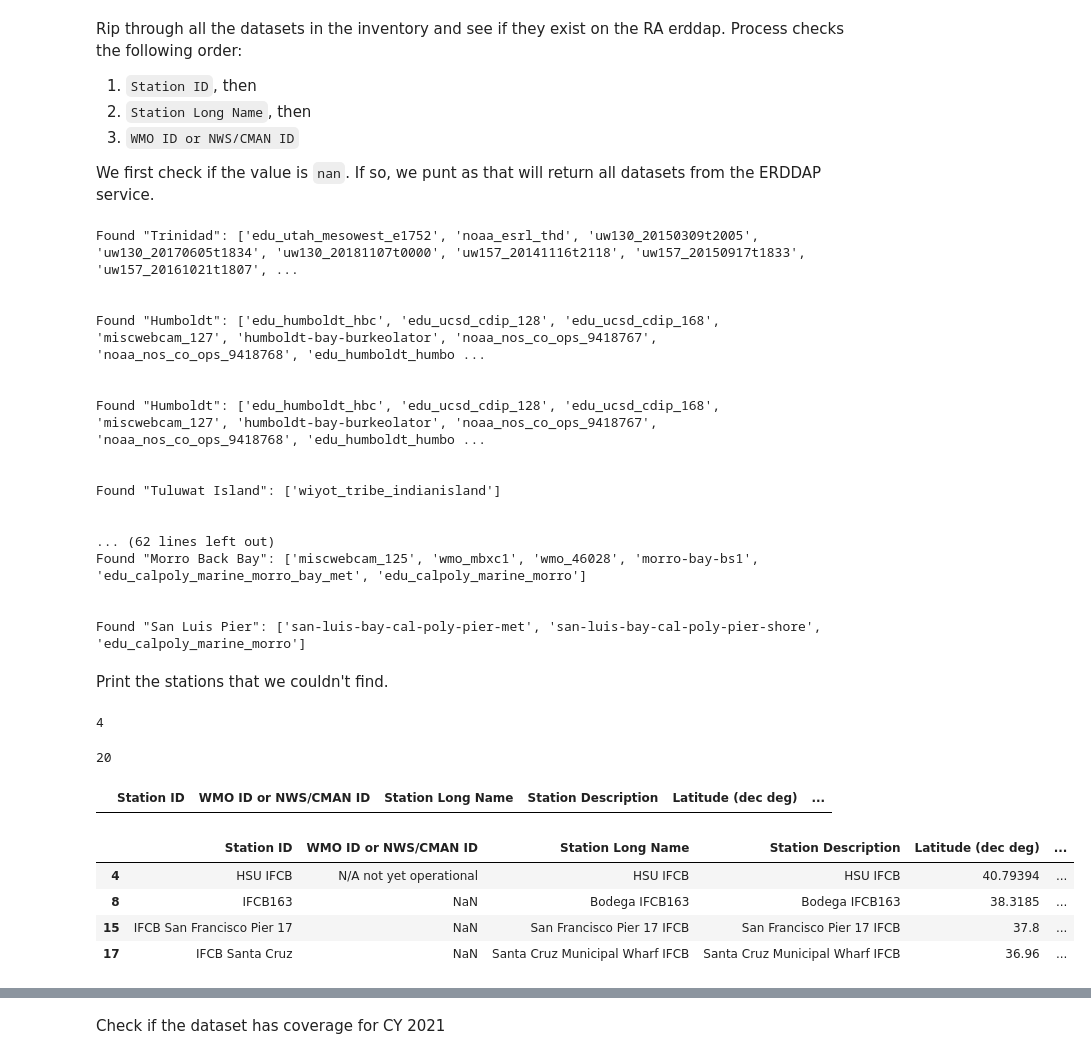
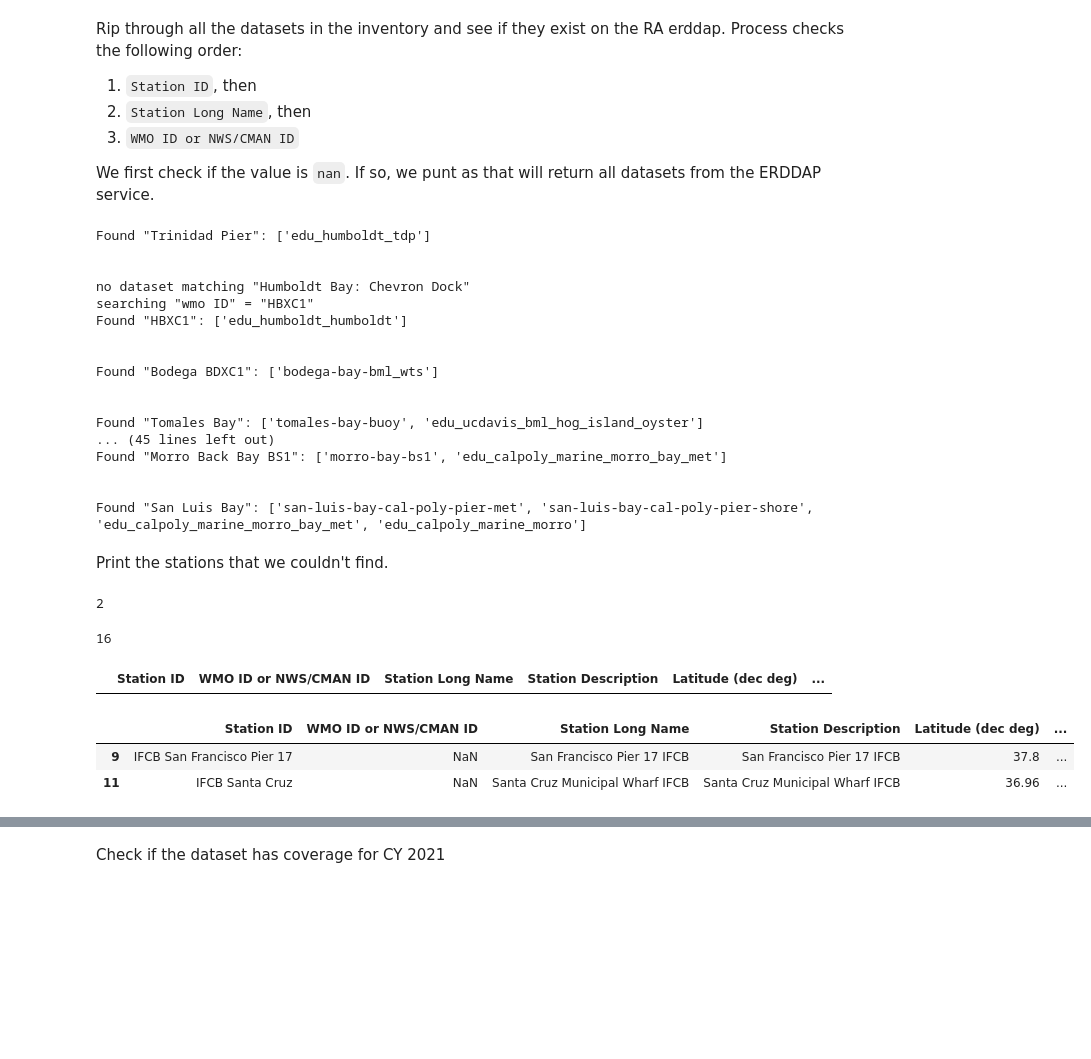
Before and after one commit to ioos/ioos-asset-inventory, a Jupyter notebook: spot_check_stations.ipynb, the cells around one changed output, grey strips where cells are left out. Drawn from its saved outputs; the diff is of its cells as text; code cells hidden in the pictures; blank space fills up the shorter version.

```diff
--- a/spot_check_stations.ipynb
+++ b/spot_check_stations.ipynb
@@ -100,15 +100,17 @@ We first check if the value is `nan`. If so, we punt as that will return all dat
 not_found = []
 found = dict()
 
-for station in df['Station ID'].astype(str):
+exclude = ' -gliders'
+
+for station in df['Station Long Name'].astype(str):
 
     if station == "nan":
-        print("punting with station id = nan\n")
+        print("punting with station long name = nan\n")
         not_found.append(station)
         continue
 
     try:
-        search_url = e.get_search_url(search_for=station, response="csv")
+        search_url = e.get_search_url(search_for=station+exclude, response="csv")
         resp = pd.read_csv(search_url)
         print("Found \"%s\": %s" % (station,resp['Dataset ID'].values.tolist()))
 
@@ -119,16 +121,16 @@ for station in df['Station ID'].astype(str):
         #not_found.append(station)
 #        pass
         print('no dataset matching \"%s\"' % station)
-        station_long_name = df.loc[df['Station ID'] == station,'Station Long Name'].values.tolist()[0]
+        station_long_name = df.loc[df['Station Long Name'] == station,'WMO ID or NWS/CMAN ID'].values.tolist()[0]
 
         if station_long_name == "nan":
-                print("punting with statopm long name = nan\n")
+                print("punting with WMO id = nan\n")
                 not_found.append(station)
                 continue
 
         try:
-            print('searching \"station long name\" = \"%s\"' % station_long_name)
-            search_url = e.get_search_url(search_for=station_long_name, response="csv")
+            print('searching \"wmo ID\" = \"%s\"' % station_long_name)
+            search_url = e.get_search_url(search_for=station_long_name+exclude, response="csv")
             resp = pd.read_csv(search_url)
             print("Found \"%s\": %s" % (station_long_name,resp['Dataset ID'].values.tolist()))
 
@@ -136,16 +138,16 @@ for station in df['Station ID'].astype(str):
 
         except:
 
-            station_wmo = str(df.loc[df['Station ID'] == station,'WMO ID or NWS/CMAN ID'].values.tolist()[0])
+            station_wmo = str(df.loc[df['Station Long Name'] == station,'Station ID'].values.tolist()[0])
 
             if station_wmo == "nan":
-                print("punting with station_wmo = nan\n")
+                print("punting with station ID = nan\n")
                 not_found.append(station)
                 continue
 
             try:
-                print('searching \"WMO ID\" = \"%s\"' % station_wmo)
-                search_url = e.get_search_url(search_for=station_wmo, response="csv")
+                print('searching \"station ID\" = \"%s\"' % station_wmo)
+                search_url = e.get_search_url(search_for=station_wmo+exclude, response="csv")
                 resp = pd.read_csv(search_url)
                 print("Found \"%s\": %s" % (station_wmo,resp['Dataset ID'].values.tolist()))
 
@@ -156,31 +158,31 @@ for station in df['Station ID'].astype(str):
 
     print("\n")
 # %% [output]
-Found "Trinidad": ['edu_utah_mesowest_e1752', 'noaa_esrl_thd', 'uw130_20150309t2005', 'uw130_20170605t1834', 'uw130_20181107t0000', 'uw157_20141116t2118', 'uw157_20150917t1833', 'uw157_20161021t1807', ...
+Found "Trinidad Pier": ['edu_humboldt_tdp']
 
 
-Found "Humboldt": ['edu_humboldt_hbc', 'edu_ucsd_cdip_128', 'edu_ucsd_cdip_168', 'miscwebcam_127', 'humboldt-bay-burkeolator', 'noaa_nos_co_ops_9418767', 'noaa_nos_co_ops_9418768', 'edu_humboldt_humbo ...
+no dataset matching "Humboldt Bay: Chevron Dock"
+searching "wmo ID" = "HBXC1"
+Found "HBXC1": ['edu_humboldt_humboldt']
 
 
-Found "Humboldt": ['edu_humboldt_hbc', 'edu_ucsd_cdip_128', 'edu_ucsd_cdip_168', 'miscwebcam_127', 'humboldt-bay-burkeolator', 'noaa_nos_co_ops_9418767', 'noaa_nos_co_ops_9418768', 'edu_humboldt_humbo ...
+Found "Bodega BDXC1": ['bodega-bay-bml_wts']
 
 
-Found "Tuluwat Island": ['wiyot_tribe_indianisland']
+Found "Tomales Bay": ['tomales-bay-buoy', 'edu_ucdavis_bml_hog_island_oyster']
+... (45 lines left out)
+Found "Morro Back Bay BS1": ['morro-bay-bs1', 'edu_calpoly_marine_morro_bay_met']
 
 
-... (62 lines left out)
-Found "Morro Back Bay": ['miscwebcam_125', 'wmo_mbxc1', 'wmo_46028', 'morro-bay-bs1', 'edu_calpoly_marine_morro_bay_met', 'edu_calpoly_marine_morro']
-
-
-Found "San Luis Pier": ['san-luis-bay-cal-poly-pier-met', 'san-luis-bay-cal-poly-pier-shore', 'edu_calpoly_marine_morro']
+Found "San Luis Bay": ['san-luis-bay-cal-poly-pier-met', 'san-luis-bay-cal-poly-pier-shore', 'edu_calpoly_marine_morro_bay_met', 'edu_calpoly_marine_morro']
 # %% [markdown]
 Print the stations that we couldn't find.
 # %%
 len(not_found)
 # %% [output]
-4
+2
 # %%
 len(found)
 # %% [output]
-20
+16
 # %%
@@ -188,13 +190,11 @@ df.loc[df['Station ID'].isna()]
 # %% [output]
 |  | Station ID | WMO ID or NWS/CMAN ID | Station Long Name | Station Description | Latitude (dec deg) | ... |
 # %%
-df[df['Station ID'].isin(not_found)]
+df[df['Station Long Name'].isin(not_found)]
 # %% [output]
 |  | Station ID | WMO ID or NWS/CMAN ID | Station Long Name | Station Description | Latitude (dec deg) | ... |
-| 4 | HSU IFCB | N/A not yet operational | HSU IFCB | HSU IFCB | 40.79394 | ... |
-| 8 | IFCB163 | NaN | Bodega IFCB163 | Bodega IFCB163 | 38.3185 | ... |
-| 15 | IFCB San Francisco Pier 17 | NaN | San Francisco Pier 17 IFCB | San Francisco Pier 17 IFCB | 37.8 | ... |
-| 17 | IFCB Santa Cruz | NaN | Santa Cruz Municipal Wharf IFCB | Santa Cruz Municipal Wharf IFCB | 36.96 | ... |
+| 9 | IFCB San Francisco Pier 17 | NaN | San Francisco Pier 17 IFCB | San Francisco Pier 17 IFCB | 37.8 | ... |
+| 11 | IFCB Santa Cruz | NaN | Santa Cruz Municipal Wharf IFCB | Santa Cruz Municipal Wharf IFCB | 36.96 | ... |
 # %%
 #found.pop('HTLPWES')
 found
```
Also changed, not shown: parts of 12 cells of this notebook, 1 other file.
